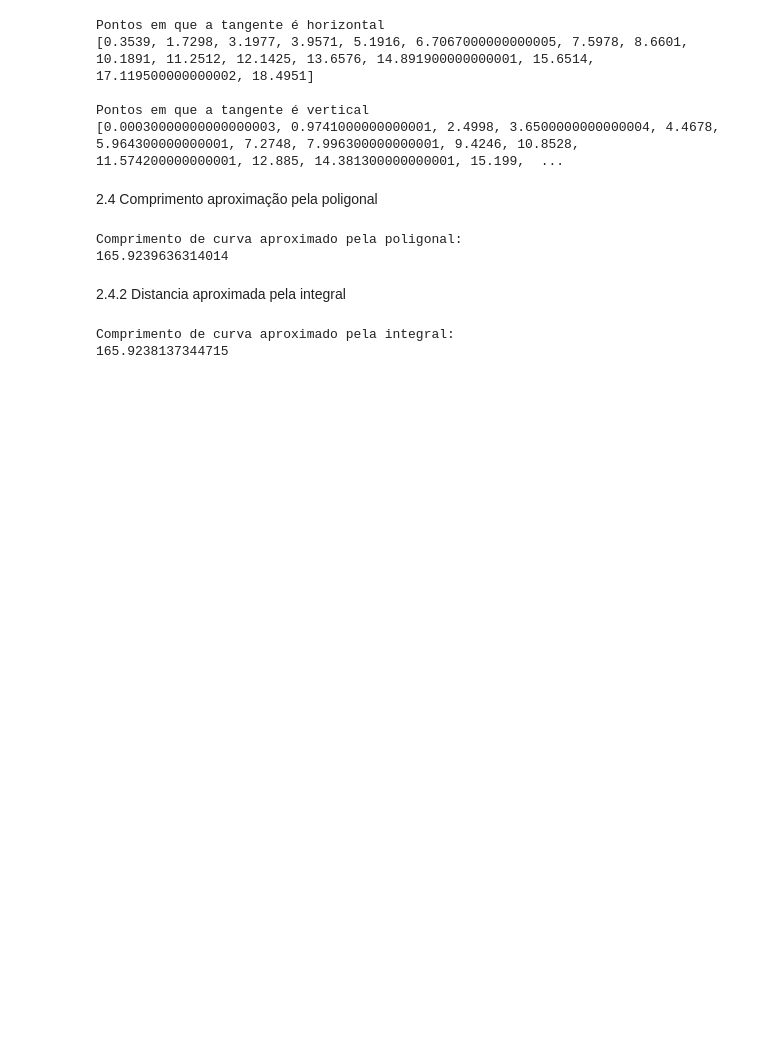
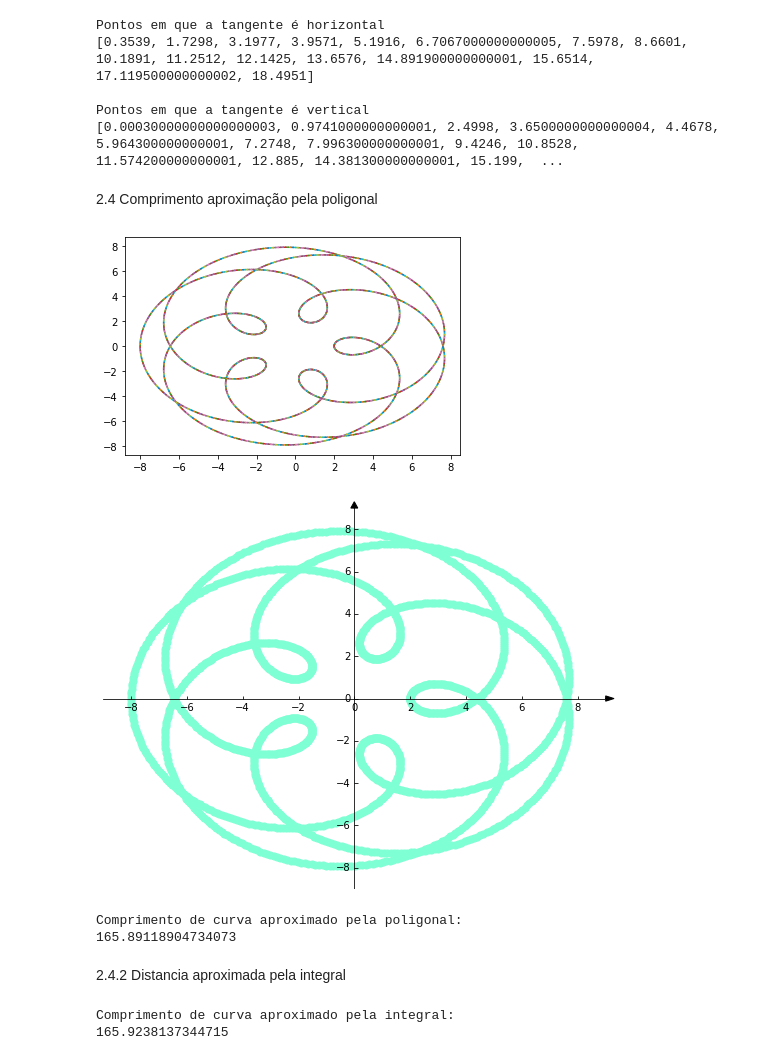
Before and after one commit to AndreCorreaSantos/Matmult-P1, a Jupyter notebook: final.ipynb, the cells around one changed output. Saved outputs shown, nothing was run; the diff lists cells and outputs as text; code cells hidden in the pictures; blank space fills up the shorter version.

```diff
--- a/final.ipynb
+++ b/final.ipynb
@@ -65,29 +177,47 @@ aproximação pela poligonal
 # %%
 
 
 def calcula_dist(p1,p2):
     return sqrt(((p1[0]-p2[0])**2)+((p1[1]-p2[1])**2))
 
 def funcao(t):
     return (5*cos(t)-3*cos(8*t/3),5*sin(t)-3*sin(8*t/3))
 
 
-range_t = np.arange(0,pi*6,0.00005)
+range_t = np.arange(0,pi*6,0.01)
 
 lista_pontos = []
 for i in range_t:
     lista_pontos.append(funcao(i))
+
+lista_pontos2 = []
+
+for ponto in lista_pontos:
+    lista_pontos2.append(Point(ponto[0],ponto[1],color='#7FFFD4'))
+
+
+axes = Axes(xlim=(-9,9), ylim=(-9,9), figsize=(9,7))
+
+axes.addPoints(lista_pontos2)
+for i in range(0,len(lista_pontos2)-1):
+    x_values = [lista_pontos2[i][0],lista_pontos2[i+1][0]]
+    y_values = [lista_pontos2[i][1],lista_pontos2[i+1][1]]
+    plt. plot(x_values, y_values)
+axes.draw()
+
 
 dist = 0
 for i in range(0,len(lista_pontos)):
     if i != 0:
         dist += calcula_dist(lista_pontos[i],lista_pontos[i-1])
 
 print("Comprimento de curva aproximado pela poligonal:")
 print(dist)
 # %% [output]
+[figure, added]
+[figure, added]
 Comprimento de curva aproximado pela poligonal:
-165.9239636314014
+165.89118904734073
 # %% [markdown]
 2.4.2 Distancia aproximada pela integral
 # %%
```
Also changed, not shown: parts of 5 cells of this notebook, 6 other files.
